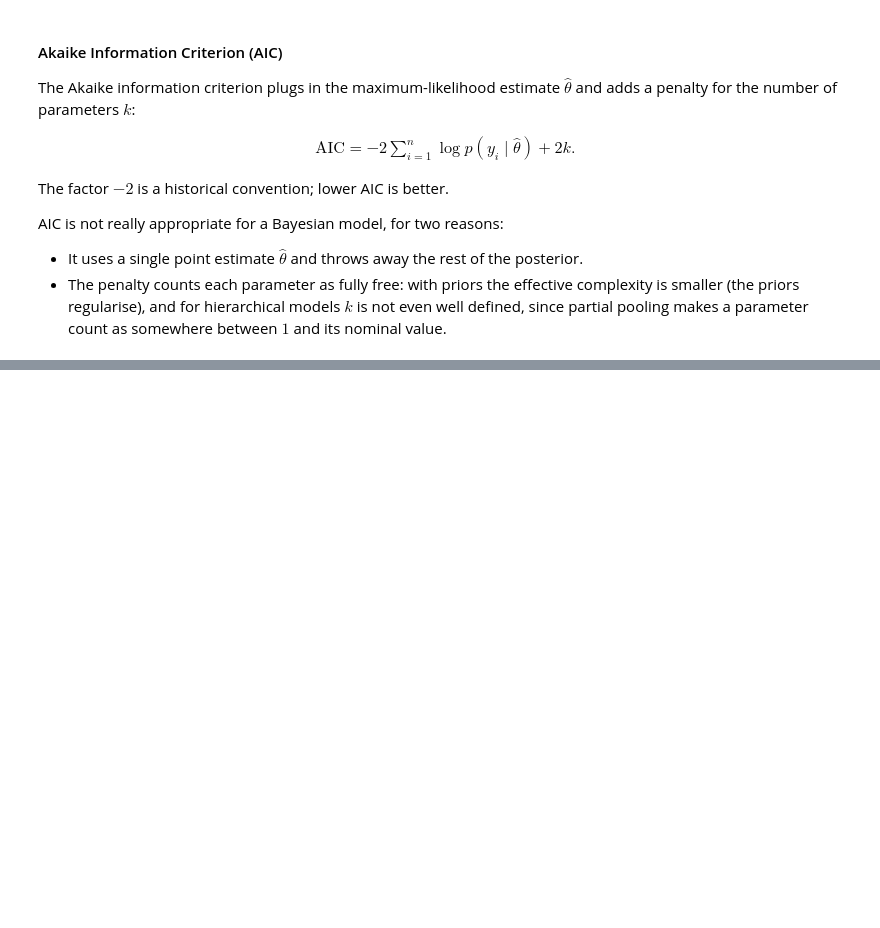
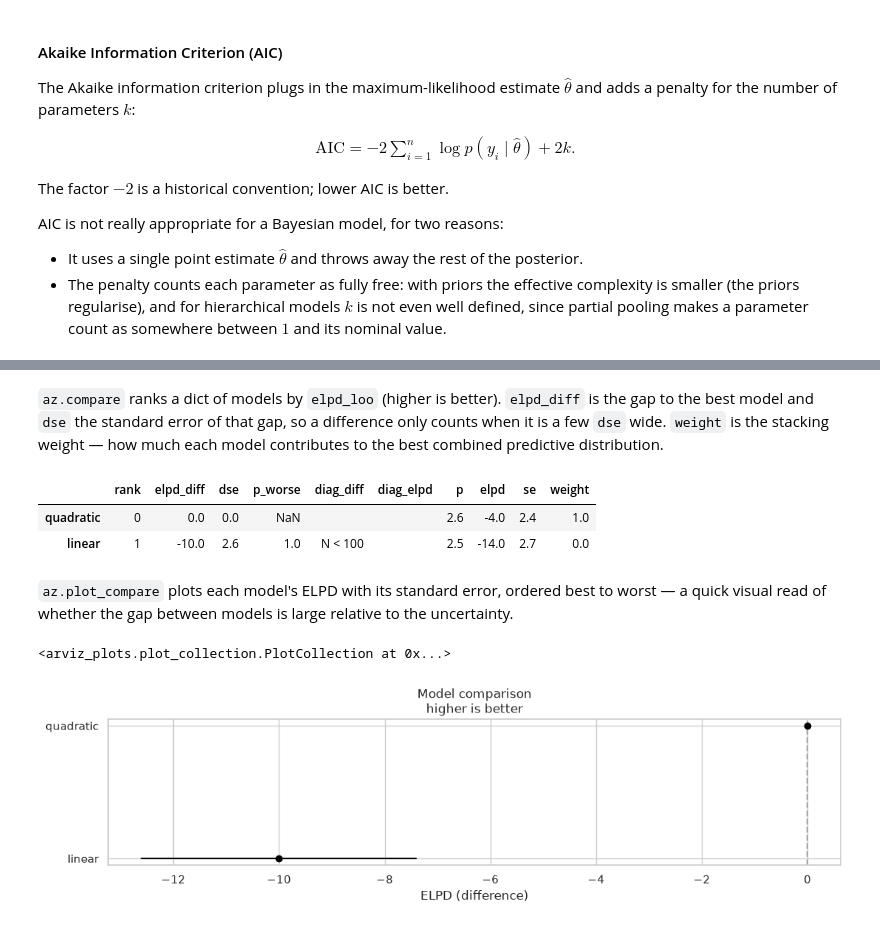
Before and after one commit to chris-leonard/bayesian-analysis-with-python, a Jupyter notebook: chapter-5/chapter-5-notes.ipynb, the cells around one changed output, grey strips where cells are left out. Drawn from its saved outputs; the diff is of its cells as text; code cells hidden in the pictures; blank space fills up the shorter version.

```diff
--- a/chapter-5/chapter-5-notes.ipynb
+++ b/chapter-5/chapter-5-notes.ipynb
@@ -99,7 +99,10 @@ def fit_polynomial(order):
         y_pred = pm.Normal("y", mu=mu, sigma=sigma, observed=y_c, dims="obs")
 
         # sample
-        idata = pm.sample(draws=1000, chains=4, random_seed=const.RANDOM_SEED)
+        idata = pm.sample(
+            draws=1000, chains=4, random_seed=const.RANDOM_SEED,
+            idata_kwargs={"log_likelihood": True},
+        )
         pm.sample_posterior_predictive(idata, extend_inferencedata=True, random_seed=const.RANDOM_SEED)
 
     return idata
@@ -253,0 +313,18 @@ Because it is computed from the posterior, it reflects the regularisation from t
+# %% [markdown]
+`az.compare` ranks a dict of models by `elpd_loo` (higher is better).
+`elpd_diff` is the gap to the best model and `dse` the standard error of that gap, so a difference only counts when it is a few `dse` wide.
+`weight` is the stacking weight — how much each model contributes to the best combined predictive distribution.
+# %%
+comparison = az.compare(models)
+comparison
+# %% [output]
+|  | rank | elpd_diff | dse | p_worse | diag_diff | diag_elpd | p | elpd | se | weight |
+| quadratic | 0 | 0.0 | 0.0 | NaN |  |  | 2.6 | -4.0 | 2.4 | 1.0 |
+| linear | 1 | -10.0 | 2.6 | 1.0 | N < 100 |  | 2.5 | -14.0 | 2.7 | 0.0 |
+# %% [markdown]
+`az.plot_compare` plots each model's ELPD with its standard error, ordered best to worst — a quick visual read of whether the gap between models is large relative to the uncertainty.
+# %%
+az.plot_compare(comparison)
+# %% [output]
+<arviz_plots.plot_collection.PlotCollection at 0x...>
+[figure, added]
```
Also changed, not shown: parts of 9 cells of this notebook.
